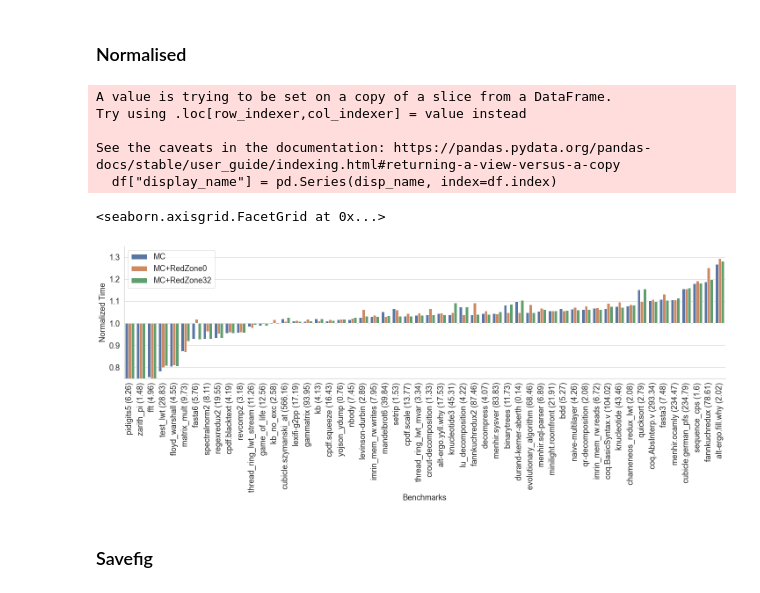
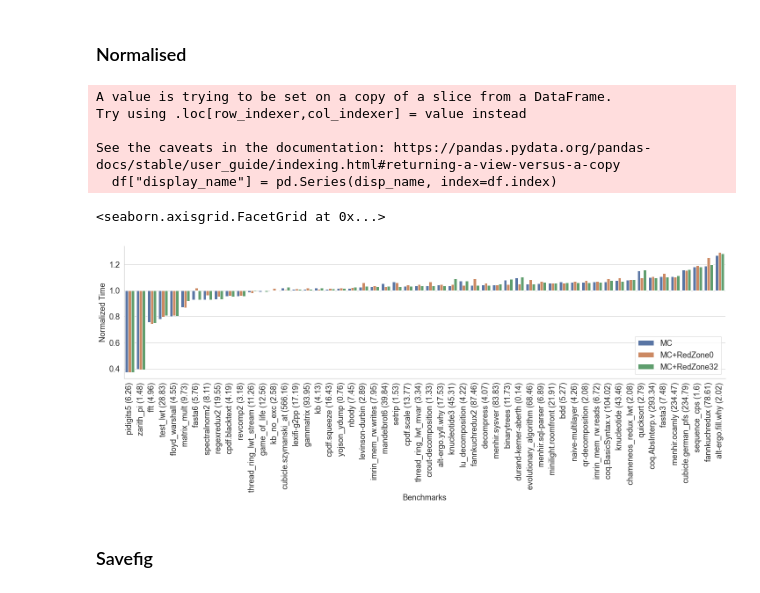
Before and after one commit to prismlab/retro-concurrency, a Jupyter notebook: sandmark-notebook/sequential.ipynb, the cells around one changed output. Cells and saved outputs as stored; diff of their text form; code cells hidden in the pictures.

```diff
--- a/sandmark-notebook/sequential.ipynb
+++ b/sandmark-notebook/sequential.ipynb
@@ -316,20 +320,20 @@ g.set_xticklabels(rotation=90)
 # %%
 ndf = normalise(df,baseline,'time_secs')
 g = plot_normalised(ndf,baseline,'ntime_secs',hueord=["MC","MC+RedZone0","MC+RedZone32"])
-g.ax.set_ylim(0.75,1.35)
+#g.ax.set_ylim(0.75,1.35)
 g.ax.tick_params(axis='y',labelsize=18)
-g.ax.legend(loc=2,fontsize=18)
+g.ax.legend(loc=4,fontsize=18)
 g.ax.set_xlabel("Benchmarks",fontsize=18)
 g.ax.set_ylabel("Normalized Time",fontsize=18)
 g
 # %% [output]
 A value is trying to be set on a copy of a slice from a DataFrame.
 Try using .loc[row_indexer,col_indexer] = value instead
 
 See the caveats in the documentation: https://pandas.pydata.org/pandas-docs/stable/user_guide/indexing.html#returning-a-view-versus-a-copy
   df["display_name"] = pd.Series(disp_name, index=df.index)
 <seaborn.axisgrid.FacetGrid at 0x...>
-[figure, old version]
+[figure, new version]
 # %% [markdown]
 ### Savefig
 # %%
```
Also changed, not shown: parts of 3 cells of this notebook, 2 other files.
